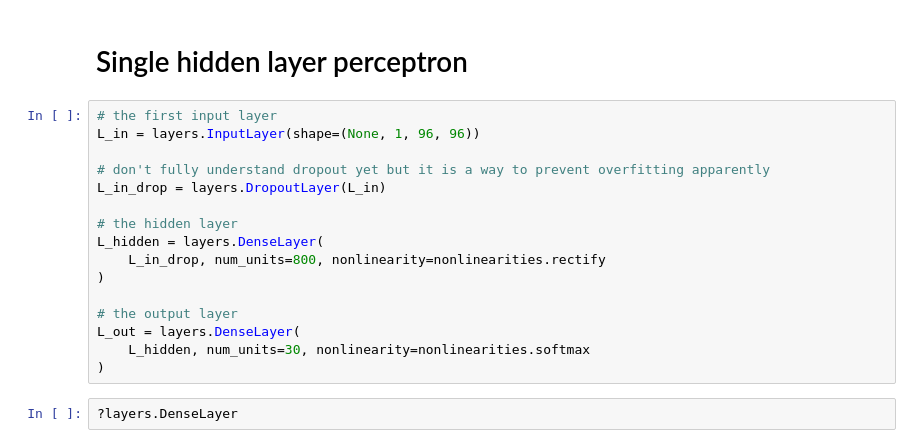
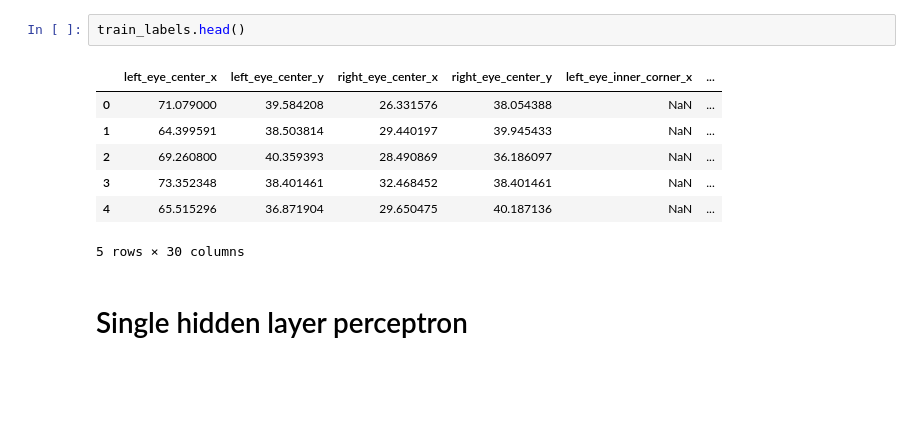
Before and after one commit to alexdauenhauer/MIDS_W207_facial_recognition, a Jupyter notebook: Alex_testlab.ipynb, the cells around one changed output. Saved outputs shown, nothing was run; the diff lists cells and outputs as text; blank space fills up the shorter version.

```diff
--- a/Alex_testlab.ipynb
+++ b/Alex_testlab.ipynb
@@ -90,20 +115,12 @@ for c in range(0, len(train_data.columns)-1, 2):
+# %%
+train_labels.head()
+# %% [output]
+|  | left_eye_center_x | left_eye_center_y | right_eye_center_x | right_eye_center_y | left_eye_inner_corner_x | ... |
+| 0 | 71.079000 | 39.584208 | 26.331576 | 38.054388 | NaN | ... |
+| 1 | 64.399591 | 38.503814 | 29.440197 | 39.945433 | NaN | ... |
+| 2 | 69.260800 | 40.359393 | 28.490869 | 36.186097 | NaN | ... |
+| 3 | 73.352348 | 38.401461 | 32.468452 | 38.401461 | NaN | ... |
+| 4 | 65.515296 | 36.871904 | 29.650475 | 40.187136 | NaN | ... |
+5 rows × 30 columns
 # %% [markdown]
 # Single hidden layer perceptron
-# %%
-# the first input layer
-L_in = layers.InputLayer(shape=(None, 1, 96, 96))
-
-# don't fully understand dropout yet but it is a way to prevent overfitting apparently
-L_in_drop = layers.DropoutLayer(L_in)
-
-# the hidden layer
-L_hidden = layers.DenseLayer(
-    L_in_drop, num_units=800, nonlinearity=nonlinearities.rectify
-)
-
-# the output layer
-L_out = layers.DenseLayer(
-    L_hidden, num_units=30, nonlinearity=nonlinearities.softmax
-)
-# %%
-?layers.DenseLayer
```
Also changed, not shown: parts of 11 cells of this notebook.
